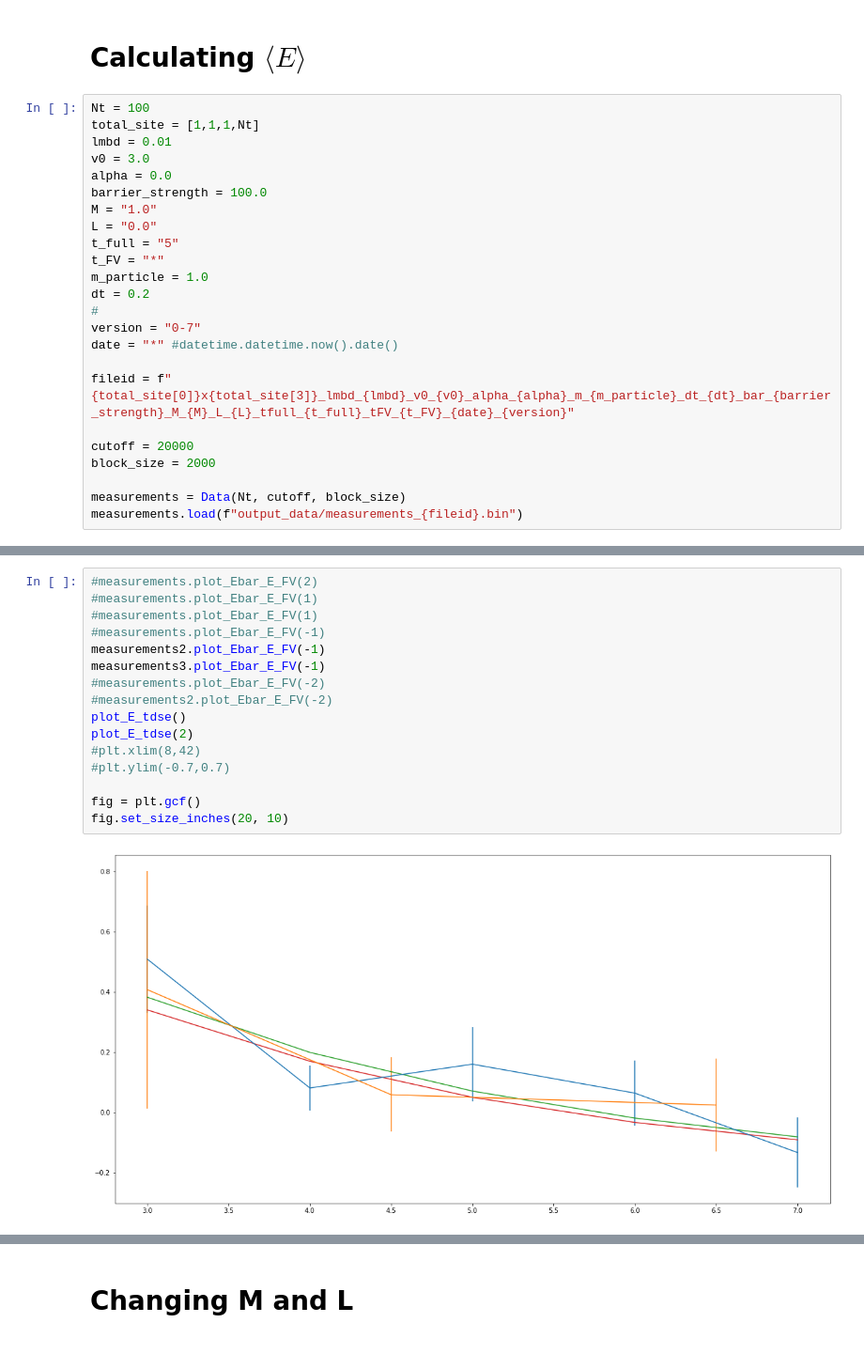
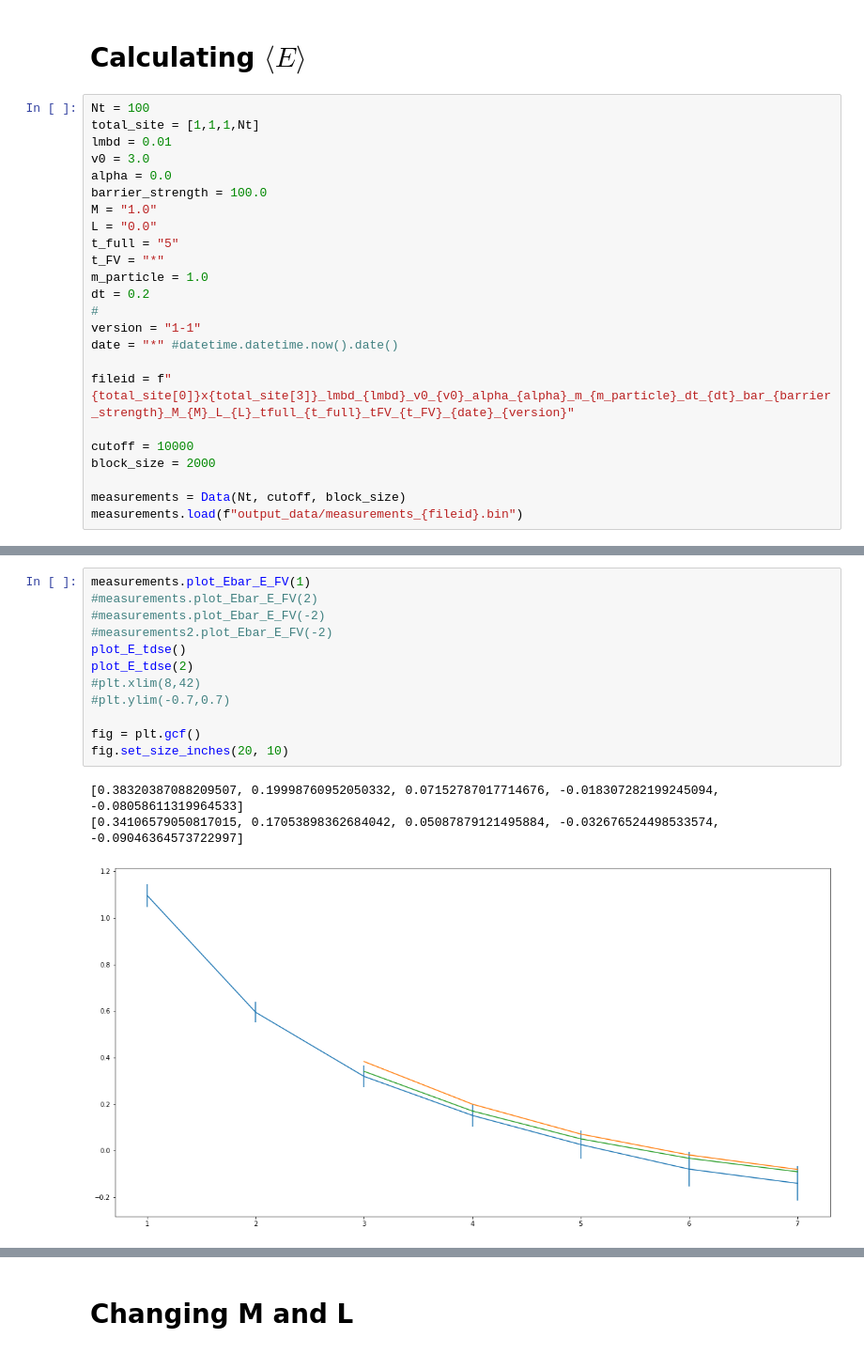
Before and after one commit to jinluchang/Qlattice, a Jupyter notebook: applications/false-vacuum-decay/false_vacuum_decay.ipynb, the cells around one changed output, grey strips where cells are left out. Shown at 94% size. Cells and saved outputs as stored; diff of their text form.

```diff
--- a/applications/false-vacuum-decay/false_vacuum_decay.ipynb
+++ b/applications/false-vacuum-decay/false_vacuum_decay.ipynb
@@ -24,12 +24,12 @@ t_FV = "*"
 m_particle = 1.0
 dt = 0.2
 #
-version = "0-7"
+version = "1-1"
 date = "*" #datetime.datetime.now().date()
 
 fileid = f"{total_site[0]}x{total_site[3]}_lmbd_{lmbd}_v0_{v0}_alpha_{alpha}_m_{m_particle}_dt_{dt}_bar_{barrier_strength}_M_{M}_L_{L}_tfull_{t_full}_tFV_{t_FV}_{date}_{version}"
 
-cutoff = 20000
+cutoff = 10000
 block_size = 2000
 
 measurements = Data(Nt, cutoff, block_size)
@@ -162,18 +50,16 @@ plot_delta_E_tdse()
 # %%
+measurements.plot_Ebar_E_FV(1)
 #measurements.plot_Ebar_E_FV(2)
-#measurements.plot_Ebar_E_FV(1)
-#measurements.plot_Ebar_E_FV(1)
-#measurements.plot_Ebar_E_FV(-1)
-measurements2.plot_Ebar_E_FV(-1)
-measurements3.plot_Ebar_E_FV(-1)
 #measurements.plot_Ebar_E_FV(-2)
 #measurements2.plot_Ebar_E_FV(-2)
 plot_E_tdse()
 plot_E_tdse(2)
 #plt.xlim(8,42)
 #plt.ylim(-0.7,0.7)
 
 fig = plt.gcf()
 fig.set_size_inches(20, 10)
 # %% [output]
+[0.38320387088209507, 0.19998760952050332, 0.07152787017714676, -0.018307282199245094, -0.08058611319964533]
+[0.34106579050817015, 0.17053898362684042, 0.05087879121495884, -0.032676524498533574, -0.09046364573722997]
-[figure, old version]
+[figure, new version]
```
Also changed, not shown: parts of 19 cells of this notebook, 2 other files.
